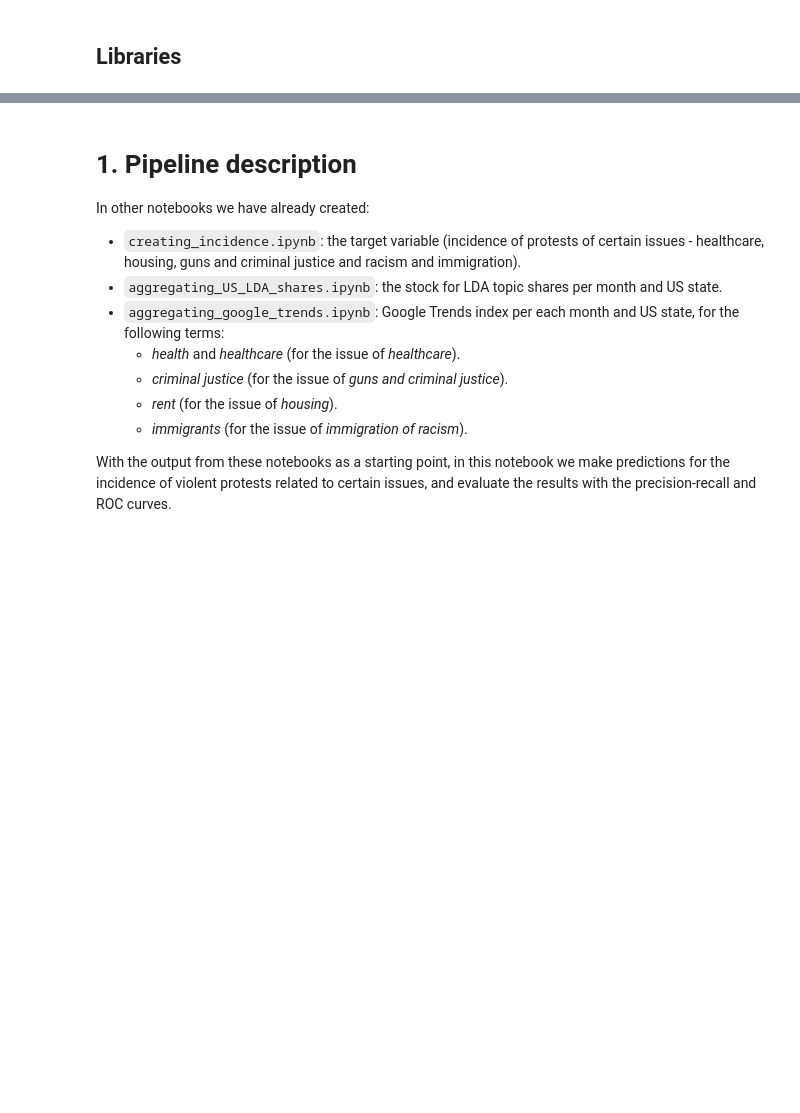
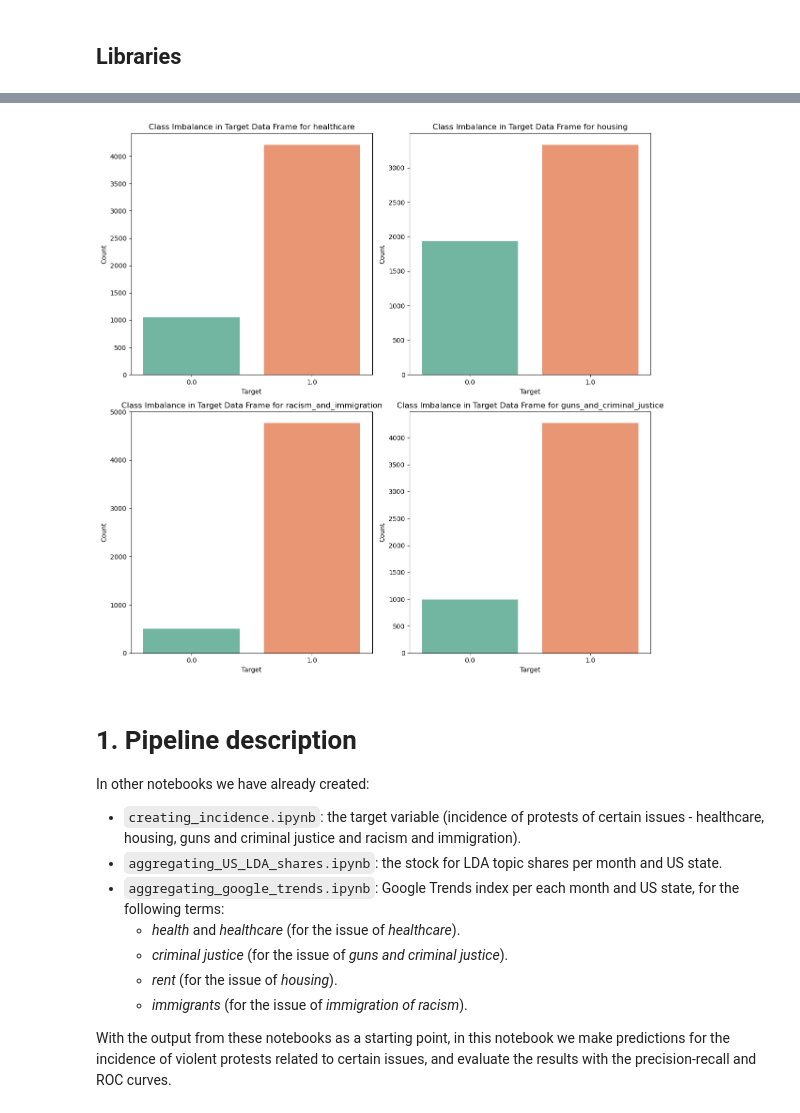
Before and after one commit to pablo-fdz/F-N_hw1, a Jupyter notebook: prediction_and_evaluation.ipynb, the cells around one changed output, grey strips where cells are left out. Cells and saved outputs as stored; diff of their text form; code cells hidden in the pictures; blank space fills up the shorter version.

```diff
--- a/prediction_and_evaluation.ipynb
+++ b/prediction_and_evaluation.ipynb
@@ -87,0 +29,3 @@ None
+# %%
+# Set the root folder for the clean data
+data = 'clean_data/'
@@ -87,0 +74,6 @@ None
+# %%
+# Display all target data frames
+for key in target_dict.keys():
+    print(f"Target data frame for {key}:")
+    display(target_dict[key].head())
+    print("\n")
@@ -87,0 +176,14 @@ None
+# %%
+# Check the shape of the data frames
+for key in target_dict.keys():
+    print(f"Shape of target data frame for {key}:")
+    print(target_dict[key].shape)
+    print("\n")
+
+print('Shape of LDA aggregated stocks:')
+print(lda_agg_stock.shape)
+print("\n")
+
+print('Shape of Google Trends:')
+print(gtrends.shape)
+print("\n")
@@ -88,3 +208,23 @@ None
+# %%
+# Plot class imbalance for the target data frames
+
+# Create a figure with 2 subplots per row and number of keys / 2 rows
+num_keys = len(target_dict.keys())
+num_rows = (num_keys + 1) // 2
+fig, axes = plt.subplots(num_rows, 2, figsize=(12, 6 * num_rows))
+fig.subplots_adjust(hspace=0.4)
+
+# Create a count plot for each target data frame
+for i, key in enumerate(target_dict.keys()):
+    ax = axes[i // 2, i % 2]  # Get the correct subplot
+    sns.countplot(x='inc_anytarget_th0_h6', data=target_dict[key], palette='Set2', hue='inc_anytarget_th0_h6', ax=ax, legend=False)
+    ax.set_title(f'Class Imbalance in Target Data Frame for {key}')
+    ax.set_xlabel('Target')
+    ax.set_ylabel('Count')
+    plt.tight_layout()
+plt.show()
+# %% [output]
+[figure, added]
 # %% [markdown]
 # 1. Pipeline description
 
```
Also changed, not shown: parts of 23 cells of this notebook.
